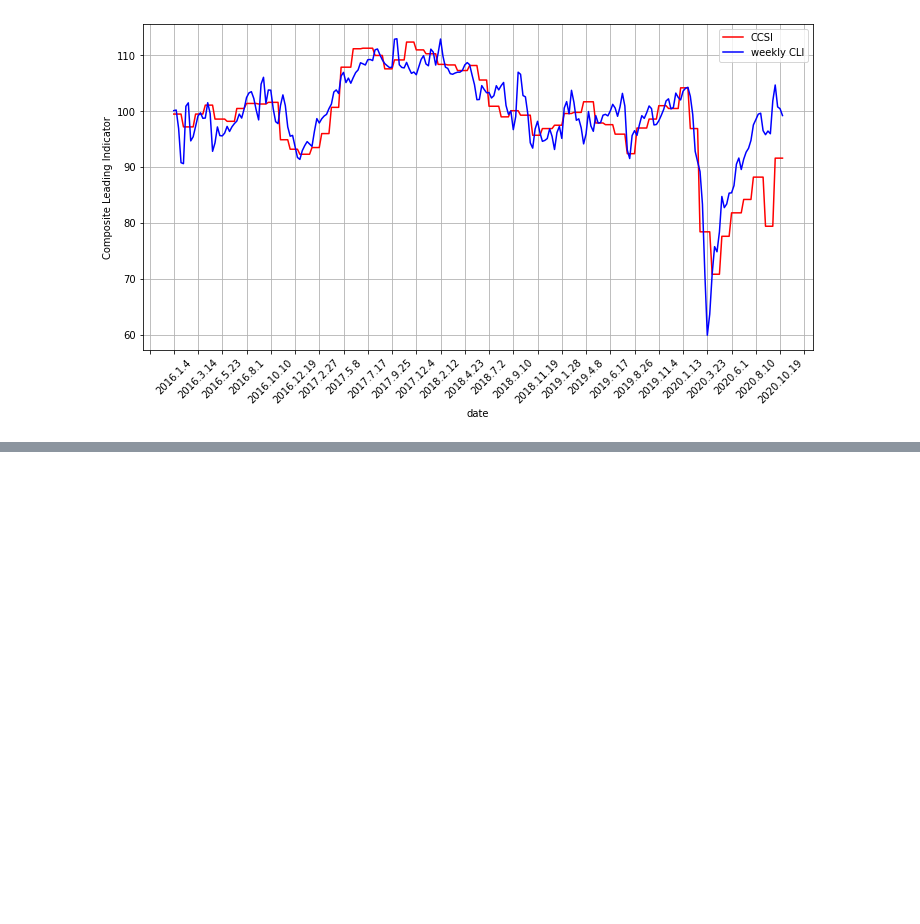
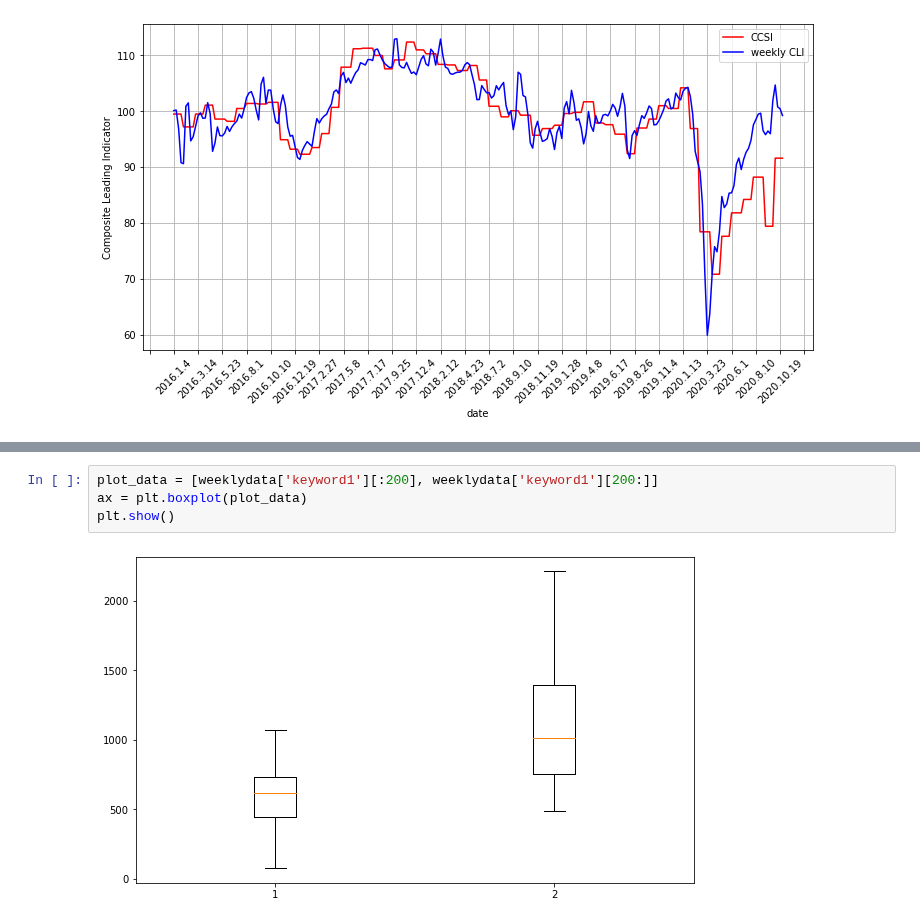
Before and after one commit to 2hyes/CLI-development, a Jupyter notebook: demonstrate-CLI-validity.ipynb, the cells around one changed output, grey strips where cells are left out. Saved outputs shown, nothing was run; the diff lists cells and outputs as text; blank space fills up the shorter version.

```diff
--- a/demonstrate-CLI-validity.ipynb
+++ b/demonstrate-CLI-validity.ipynb
@@ -97,0 +195,6 @@ plt.show()
+# %%
+plot_data = [weeklydata['keyword1'][:200], weeklydata['keyword1'][200:]]
+ax = plt.boxplot(plot_data)
+plt.show()
+# %% [output]
+[figure, added]
```
Also changed, not shown: parts of 28 cells of this notebook, 1 other file.
